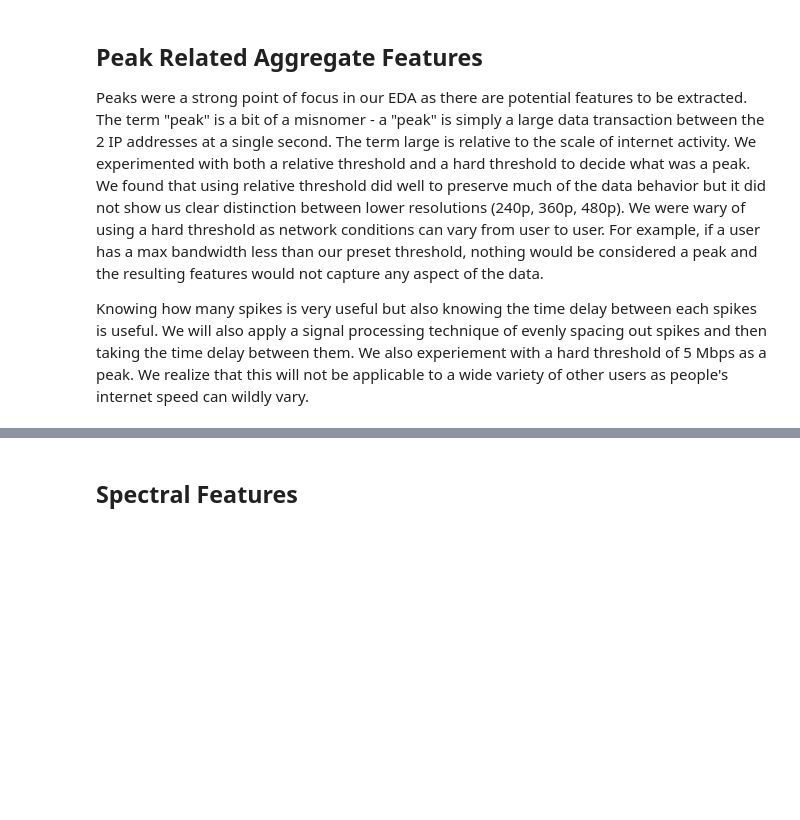
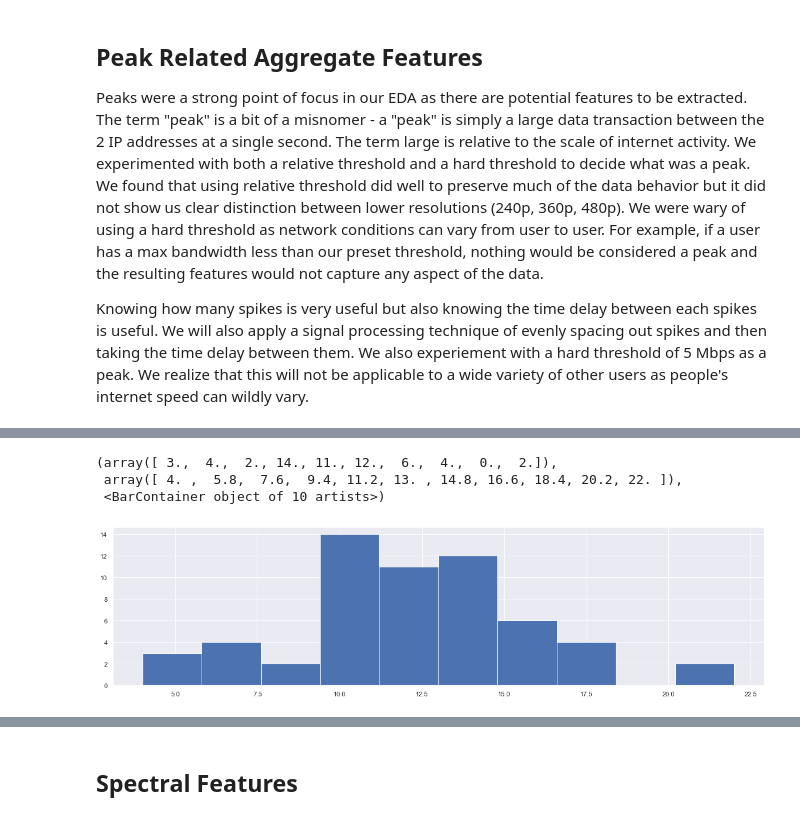
Before and after one commit to stephdoan/ResRecovery, a Jupyter notebook: notebooks/Feature_Engineering.ipynb, the cells around one changed output, grey strips where cells are left out. Saved outputs shown, nothing was run; the diff lists cells and outputs as text; code cells hidden in the pictures; blank space fills up the shorter version.

```diff
--- a/notebooks/Feature_Engineering.ipynb
+++ b/notebooks/Feature_Engineering.ipynb
@@ -166,0 +145,7 @@ array([ 4.00724229, 20.64383562,  7.33266208])
+# %%
+plt.hist(np.array(peaks_480)[:, 2])
+# %% [output]
+(array([ 3.,  4.,  2., 14., 11., 12.,  6.,  4.,  0.,  2.]),
+ array([ 4. ,  5.8,  7.6,  9.4, 11.2, 13. , 14.8, 16.6, 18.4, 20.2, 22. ]),
+ <BarContainer object of 10 artists>)
+[figure, added]
```
Also changed, not shown: parts of 74 cells of this notebook, 2 other files.
